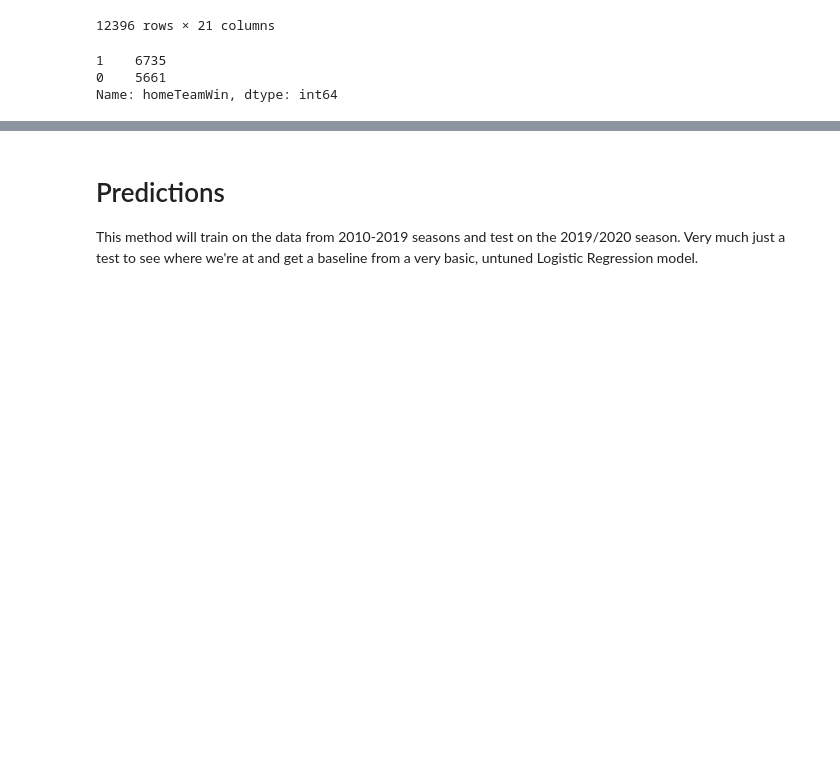
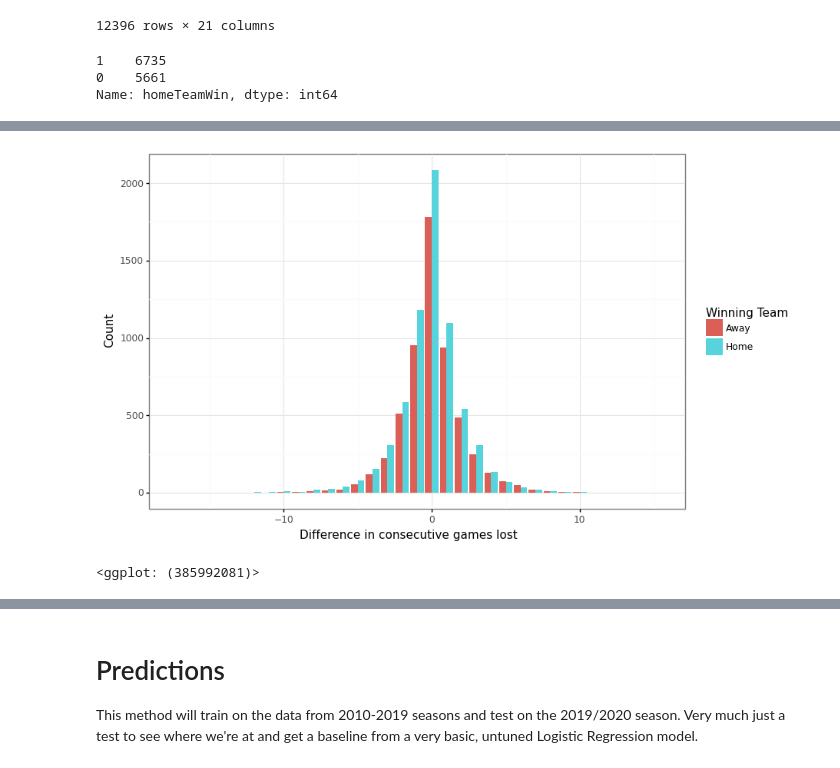
Before and after one commit to sjacobson94/COMP4449, a Jupyter notebook: final_project/analysis.ipynb, the cells around one changed output, grey strips where cells are left out. Saved outputs shown, nothing was run; the diff lists cells and outputs as text; code cells hidden in the pictures; blank space fills up the shorter version.

```diff
--- a/final_project/analysis.ipynb
+++ b/final_project/analysis.ipynb
@@ -563,0 +581,12 @@ Name: homeTeamWin, dtype: int64
+# %%
+plotnine.options.figure_size = (9, 6)
+(
+ggplot(eda_df, aes(x="loseStreak", fill='homeTeamWin')) +
+    geom_bar(position='dodge') +
+    theme_bw() +
+    labs(x="Difference in consecutive games lost", y="Count", fill="Winning Team") #+
+#     facet_wrap(" ~ homeTeamWin")
+)
+# %% [output]
+[figure, added]
+<ggplot: (385992081)>
```
Also changed, not shown: parts of 27 cells of this notebook, 5 other files.
